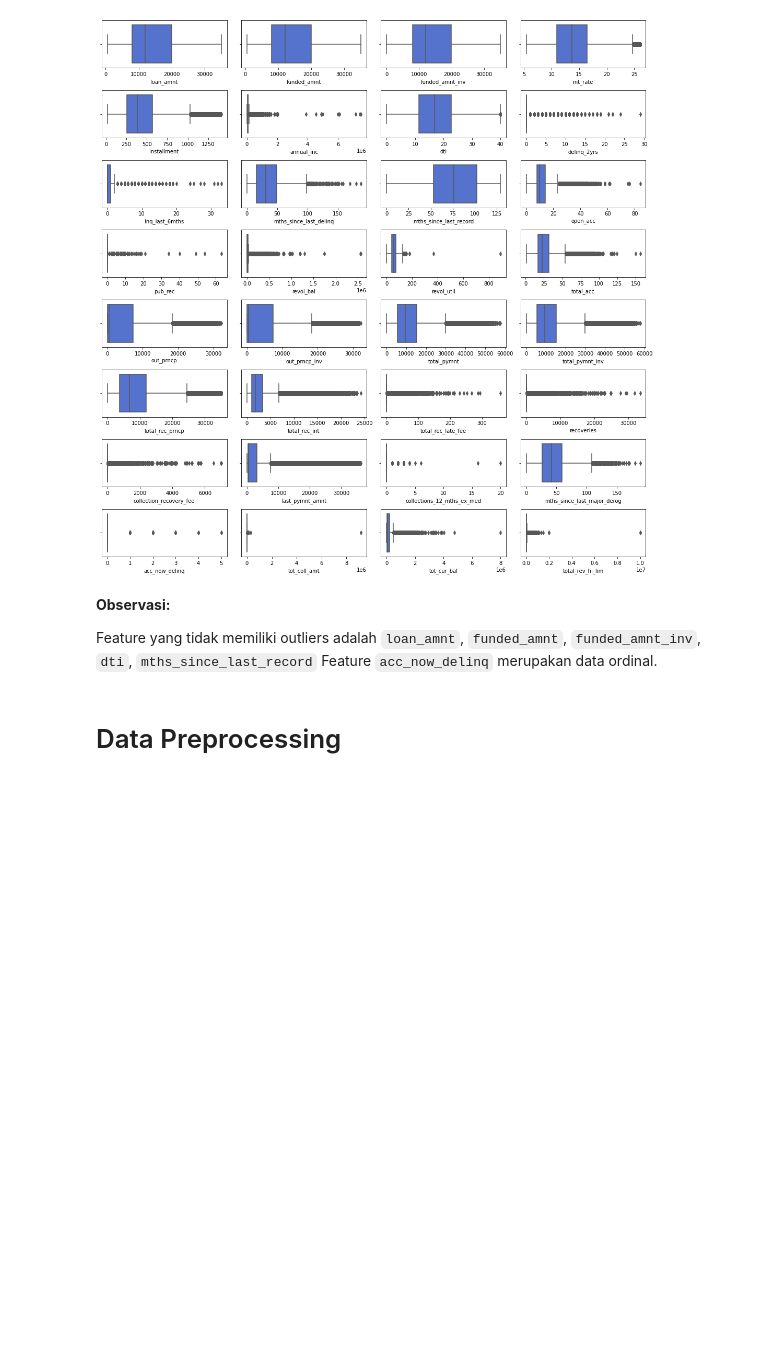
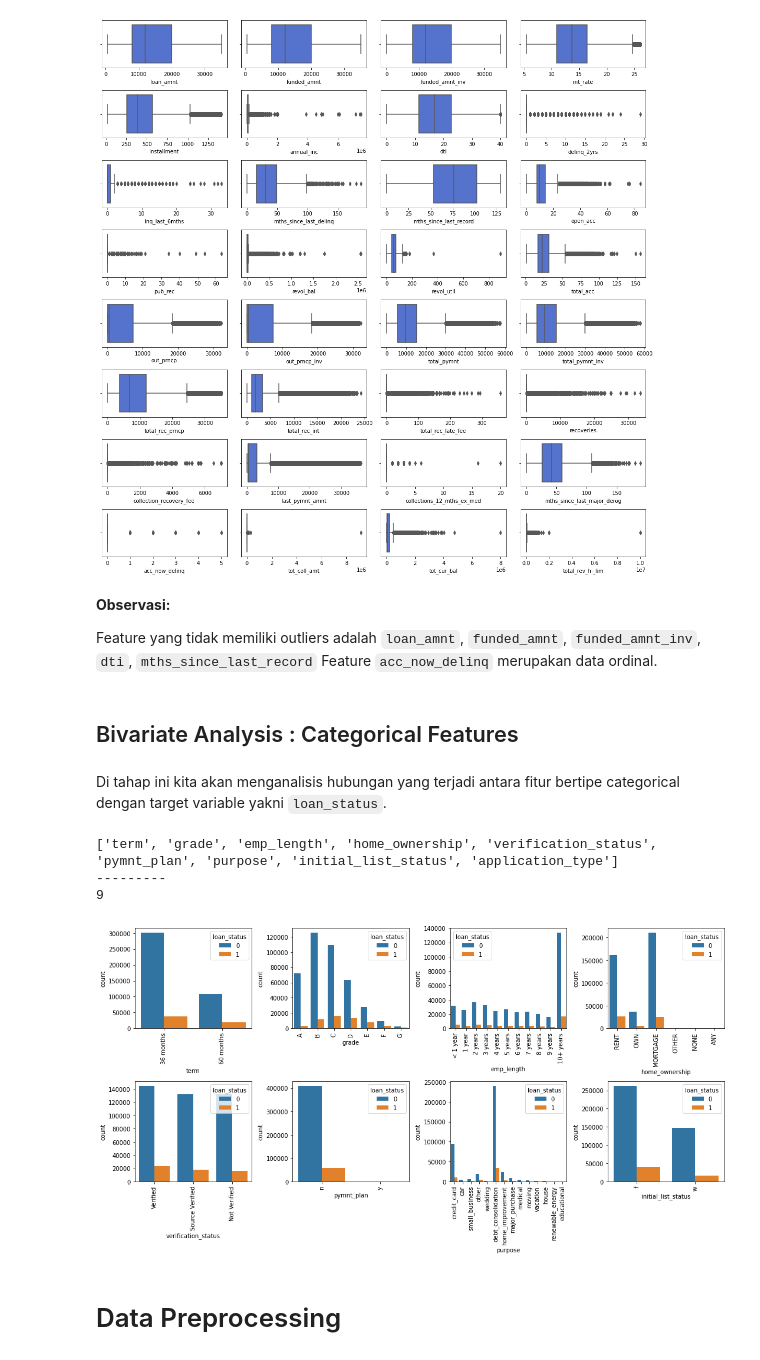
Before and after one commit to bayubagusbagaswara/CreditRiskPrediction, a Jupyter notebook: CreditRiskPrediction.ipynb, the cells around one changed output. Drawn from its saved outputs; the diff is of its cells as text; code cells hidden in the pictures; blank space fills up the shorter version.

Commit message:
bivariate analysis : categorical features

```diff
--- a/CreditRiskPrediction.ipynb
+++ b/CreditRiskPrediction.ipynb
@@ -673,6 +673,34 @@ for i in range(0, len(temp)):
 
 Feature yang tidak memiliki outliers adalah `loan_amnt`, `funded_amnt`, `funded_amnt_inv`, `dti`, `mths_since_last_record`
 Feature `acc_now_delinq` merupakan data ordinal.
+# %% [markdown]
+## Bivariate Analysis : Categorical Features
+# %% [markdown]
+Di tahap ini kita akan menganalisis hubungan yang terjadi antara fitur bertipe categorical dengan target variable yakni `loan_status`.
+# %%
+# print data categorical
+print(categorics)
+print("---------")
+print(len(categorics))
+# %% [output]
+['term', 'grade', 'emp_length', 'home_ownership', 'verification_status', 'pymnt_plan', 'purpose', 'initial_list_status', 'application_type']
+---------
+9
+# %%
+# simpan feature categorics di temp
+temp = ['term', 'grade', 'emp_length', 'home_ownership', 'verification_status', 'pymnt_plan', 'purpose', 'initial_list_status']
+# %%
+# plot semua data feature categorics
+plt.figure(figsize=(15,8))
+
+for i in range(0, len(temp)):
+  plt.subplot(2, 4, i+1)
+  sns.countplot(x=data[temp[i]], hue=data["loan_status"])
+  plt.xlabel(temp[i])
+  plt.xticks(rotation=90)
+  plt.tight_layout()
+# %% [output]
+[figure, added]
 # %% [markdown]
 # Data Preprocessing
 # %% [markdown]
```
